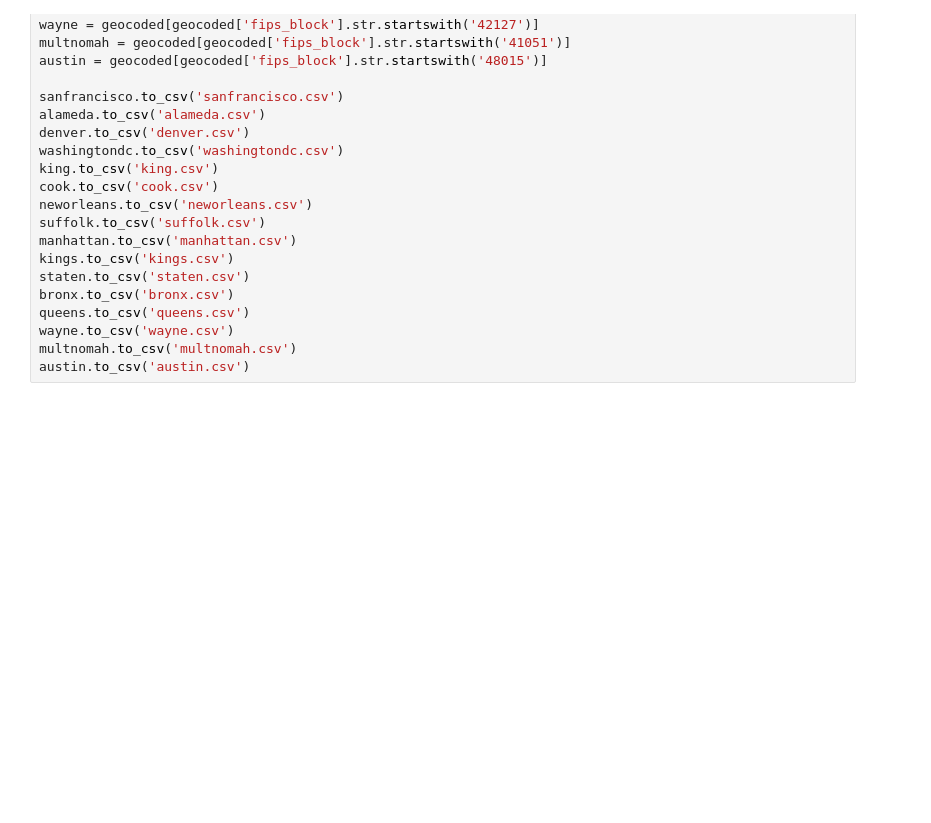
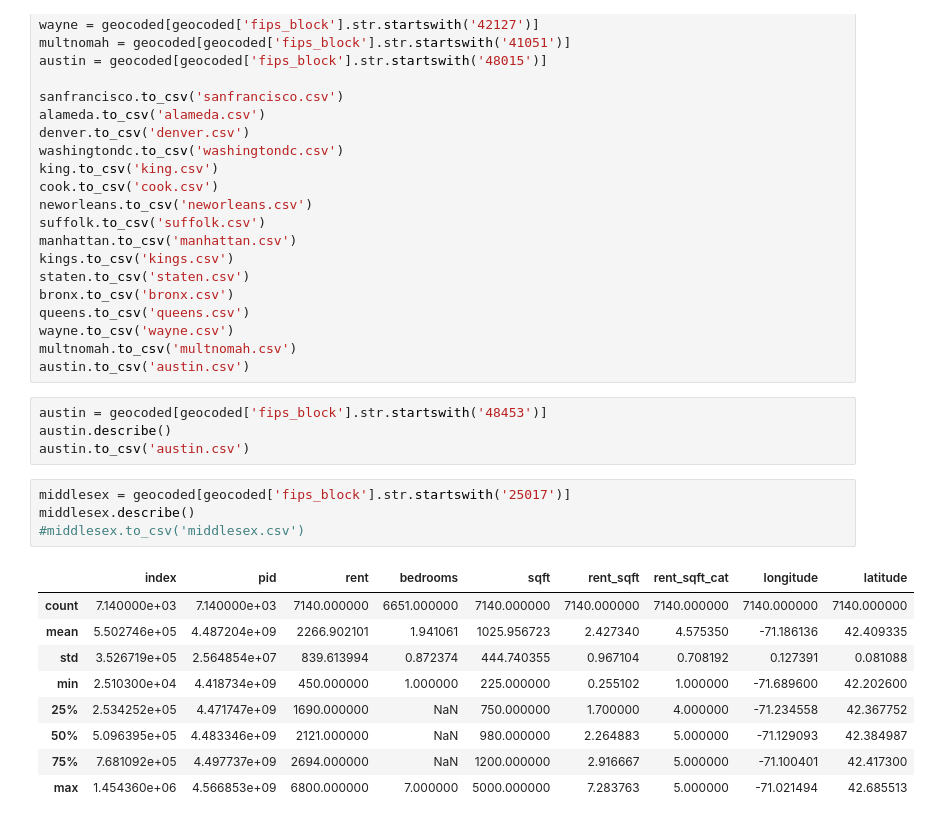
Before and after one commit to ual/rental-listings, a Jupyter notebook: new_rents.ipynb, the cells around one changed output. Drawn from its saved outputs; the diff is of its cells as text; blank space fills up the shorter version.

```diff
--- a/new_rents.ipynb
+++ b/new_rents.ipynb
@@ -390,3 +408,21 @@ queens.to_csv('queens.csv')
 wayne.to_csv('wayne.csv')
 multnomah.to_csv('multnomah.csv')
 austin.to_csv('austin.csv')
+# %%
+austin = geocoded[geocoded['fips_block'].str.startswith('48453')]
+austin.describe()
+austin.to_csv('austin.csv')
+# %%
+middlesex = geocoded[geocoded['fips_block'].str.startswith('25017')]
+middlesex.describe()
+#middlesex.to_csv('middlesex.csv')
+# %% [output]
+|  | index | pid | rent | bedrooms | sqft | rent_sqft | rent_sqft_cat | longitude | latitude |
+| count | 7.140000e+03 | 7.140000e+03 | 7140.000000 | 6651.000000 | 7140.000000 | 7140.000000 | 7140.000000 | 7140.000000 | 7140.000000 |
+| mean | 5.502746e+05 | 4.487204e+09 | 2266.902101 | 1.941061 | 1025.956723 | 2.427340 | 4.575350 | -71.186136 | 42.409335 |
+| std | 3.526719e+05 | 2.564854e+07 | 839.613994 | 0.872374 | 444.740355 | 0.967104 | 0.708192 | 0.127391 | 0.081088 |
+| min | 2.510300e+04 | 4.418734e+09 | 450.000000 | 1.000000 | 225.000000 | 0.255102 | 1.000000 | -71.689600 | 42.202600 |
+| 25% | 2.534252e+05 | 4.471747e+09 | 1690.000000 | NaN | 750.000000 | 1.700000 | 4.000000 | -71.234558 | 42.367752 |
+| 50% | 5.096395e+05 | 4.483346e+09 | 2121.000000 | NaN | 980.000000 | 2.264883 | 5.000000 | -71.129093 | 42.384987 |
+| 75% | 7.681092e+05 | 4.497737e+09 | 2694.000000 | NaN | 1200.000000 | 2.916667 | 5.000000 | -71.100401 | 42.417300 |
+| max | 1.454360e+06 | 4.566853e+09 | 6800.000000 | 7.000000 | 5000.000000 | 7.283763 | 5.000000 | -71.021494 | 42.685513 |
```
Also changed, not shown: parts of 9 cells of this notebook.
